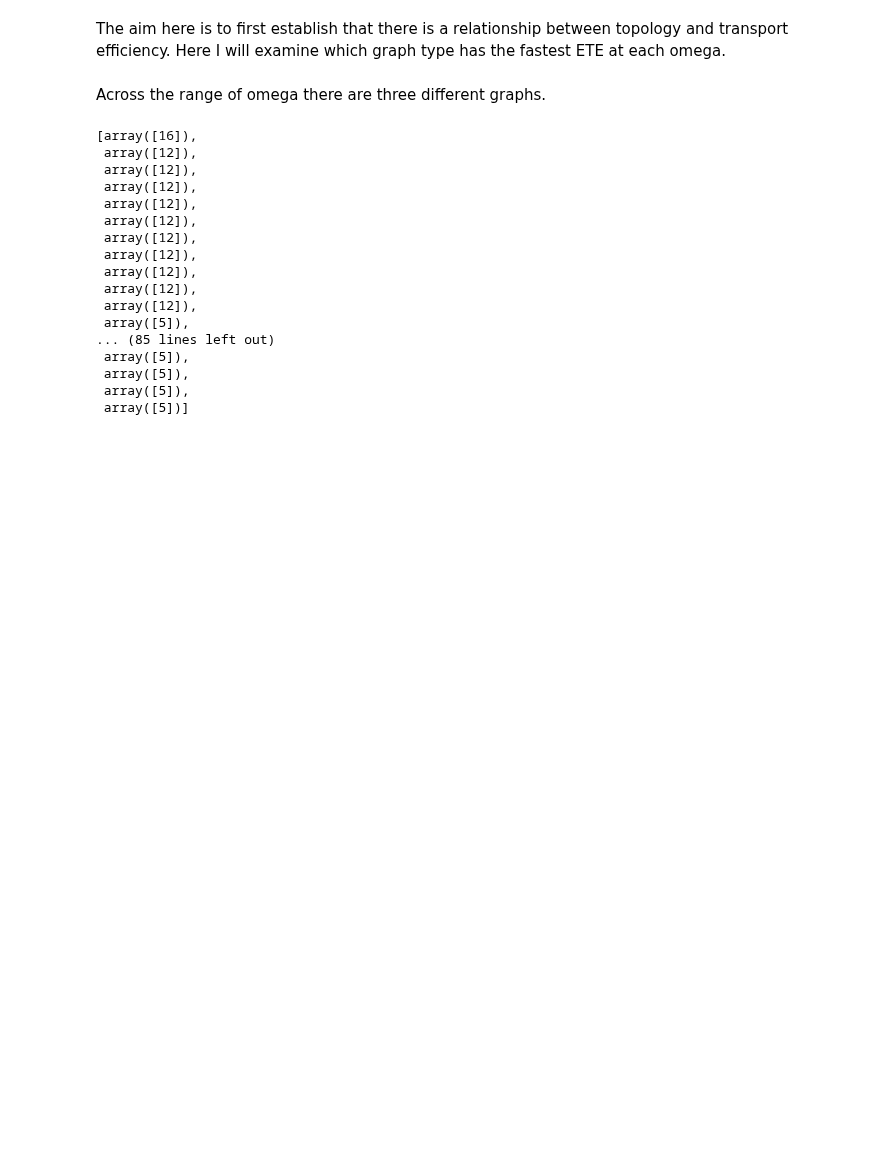
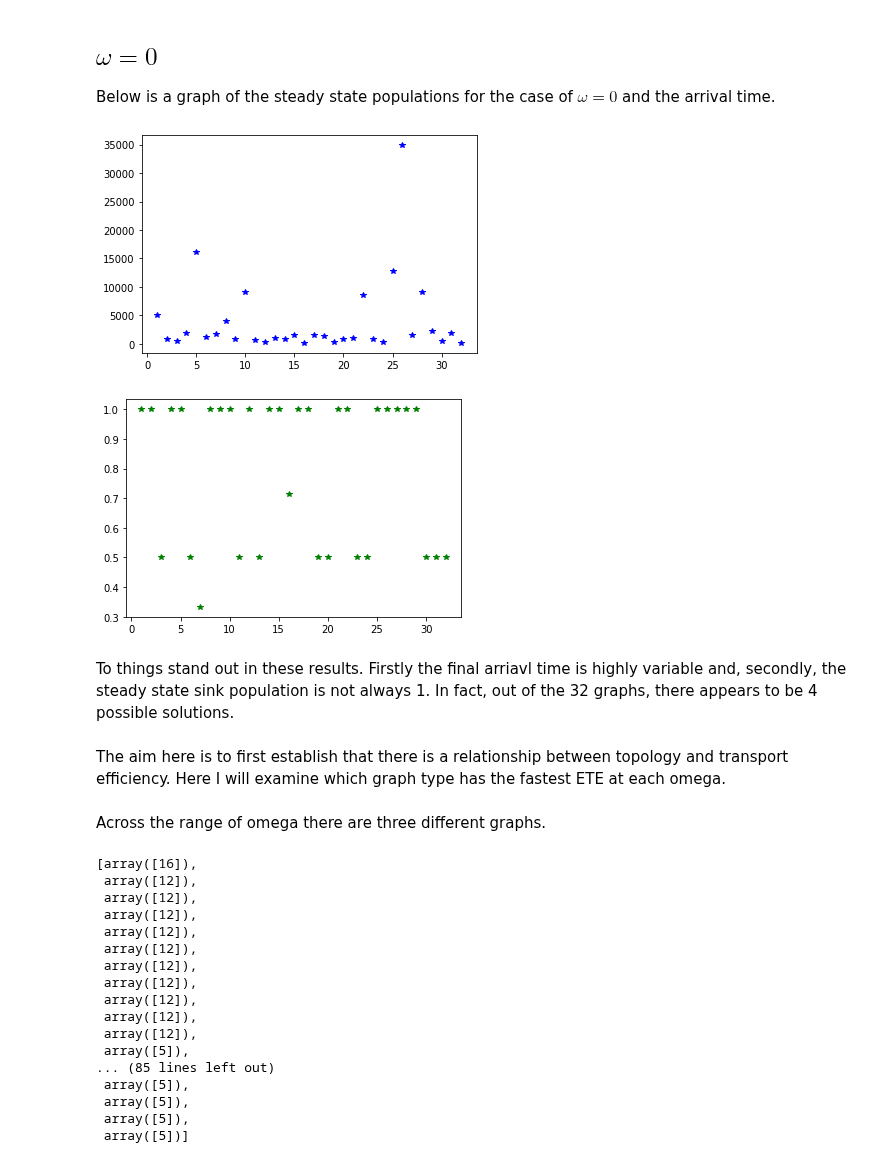
Before and after one commit to Edric-Matwiejew/QSW_MPI, a Jupyter notebook: examples/Application 1/Application_1.ipynb, the cells around one changed output. Cells and saved outputs as stored; diff of their text form; code cells hidden in the pictures; blank space fills up the shorter version.

```diff
--- a/examples/Application 1/Application_1.ipynb
+++ b/examples/Application 1/Application_1.ipynb
@@ -16,6 +30,21 @@ results_df.head()
 | 2 | isomorphic_graphs/32.mtx | 32 | 0.0 | 1002.625000 | 0.501313 | 2068.227251 | ... |
 | 3 | isomorphic_graphs/13.mtx | 13 | 0.0 | 1006.250000 | 0.503125 | 553.897782 | ... |
 | 4 | isomorphic_graphs/24.mtx | 24 | 0.0 | 1006.250000 | 0.503125 | 1282.041424 | ... |
+# %% [markdown]
+## $\omega = 0$
+
+Below is a graph of the steady state populations for the case of $\omega = 0$ and the arrival time.
+# %%
+results_0 = results_df.loc[results_df['omega']==round(0,2)]
+plt.plot(results_0['ID'], results_0['time'],'b*')
+plt.show()
+plt.plot(results_0['ID'], results_0['final_sink_pop'], 'g*')
+plt.show()
+# %% [output]
+[figure, added]
+[figure, added]
+# %% [markdown]
+To things stand out in these results. Firstly the final arriavl time is highly variable and, secondly, the steady state sink population is not always 1. In fact, out of the 32 graphs, there appears to be 4 possible solutions.
 # %% [markdown]
 The aim here is to first establish that there is a relationship between topology and transport efficiency. Here I will examine which graph type has the fastest ETE at each omega.
 # %%
```
Also changed, not shown: parts of 1 cell of this notebook, 1 other file.
